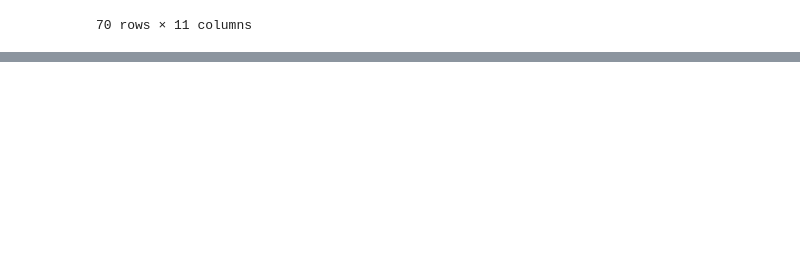
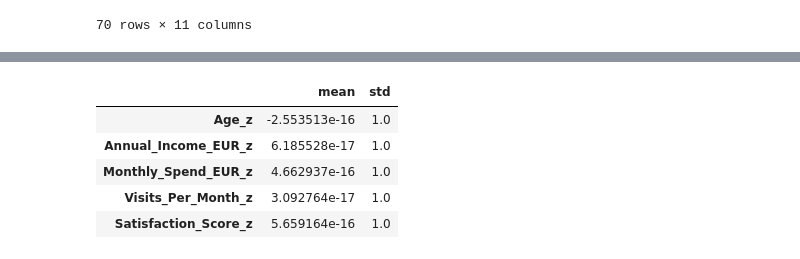
Before and after one commit to Ri-Dearg/da-labs, a Jupyter notebook: lab3_transform_regression.ipynb, the cells around one changed output, grey strips where cells are left out. Saved outputs shown, nothing was run; the diff lists cells and outputs as text; code cells hidden in the pictures; blank space fills up the shorter version.

```diff
--- a/lab3_transform_regression.ipynb
+++ b/lab3_transform_regression.ipynb
@@ -399,0 +452,10 @@ df_clean_encode
+# %%
+# Verify the standardised variables have mean 0 and standard deviation 1
+df_clean_encode[z_cols].agg(['mean', 'std']).T
+# %% [output]
+|  | mean | std |
+| Age_z | -2.553513e-16 | 1.0 |
+| Annual_Income_EUR_z | 6.185528e-17 | 1.0 |
+| Monthly_Spend_EUR_z | 4.662937e-16 | 1.0 |
+| Visits_Per_Month_z | 3.092764e-17 | 1.0 |
+| Satisfaction_Score_z | 5.659164e-16 | 1.0 |
```
Also changed, not shown: parts of 4 cells of this notebook.
